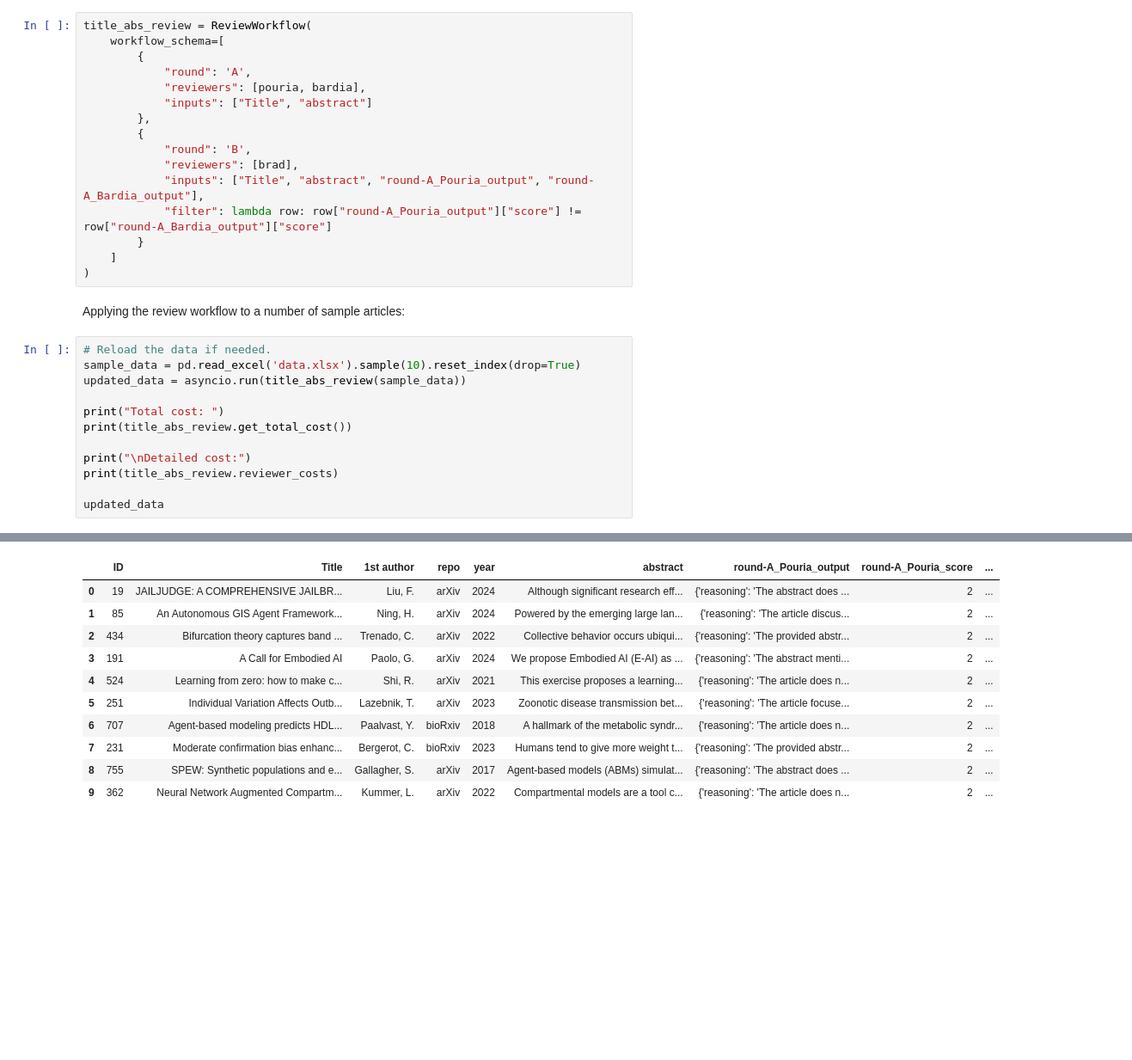
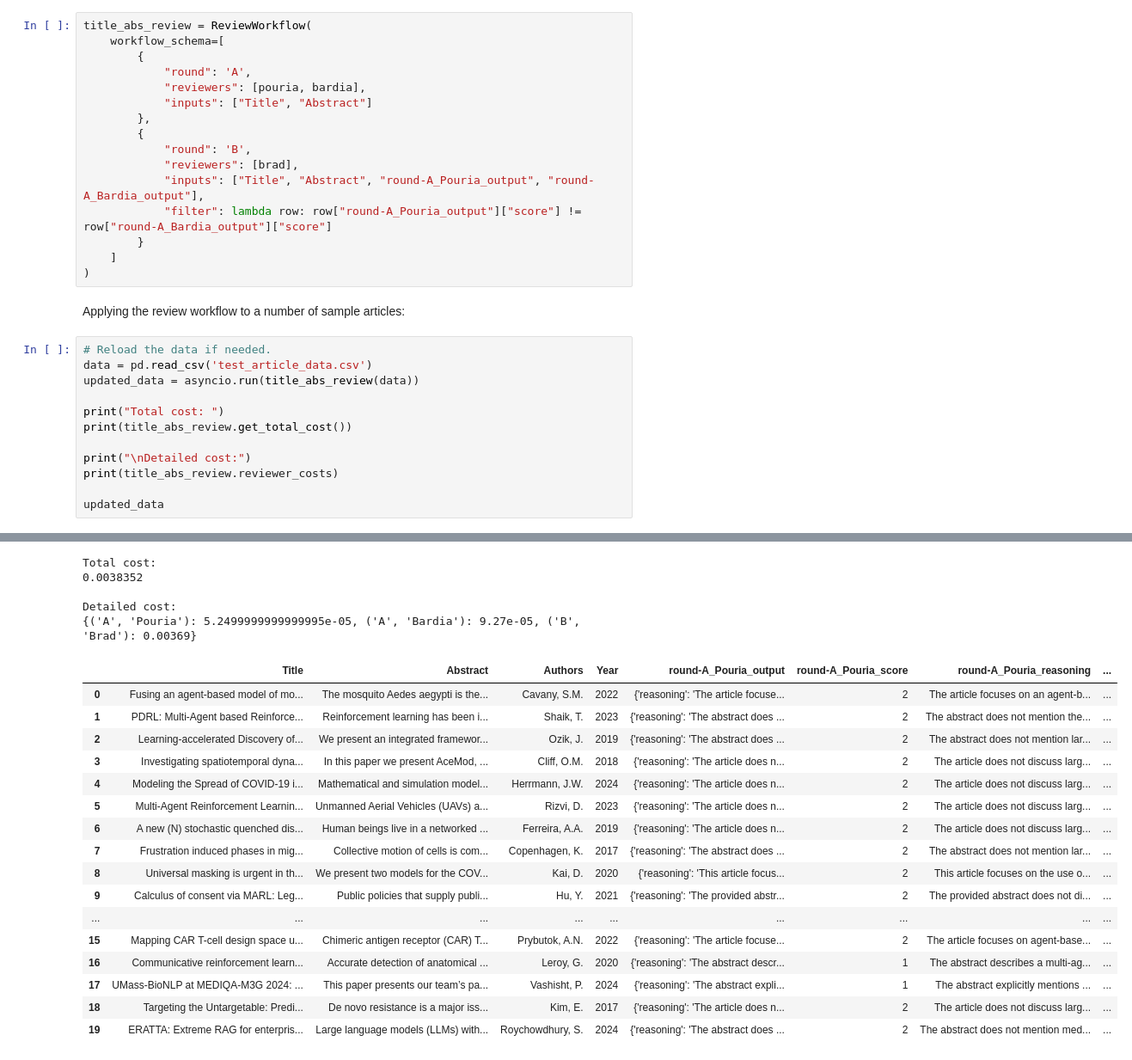
Before and after one commit to kevinchung58/LatteReview, a Jupyter notebook: notebooks/score_review_test.ipynb, the cells around one changed output, grey strips where cells are left out. Shown: that part at 86% size. Cells and saved outputs as stored; diff of their text form; blank space fills up the shorter version.

Commit message:
Cleaned the codes in score_review_test.ipynb

```diff
--- a/notebooks/score_review_test.ipynb
+++ b/notebooks/score_review_test.ipynb
@@ -209,12 +209,12 @@ title_abs_review = ReviewWorkflow(
         {
             "round": 'A',
             "reviewers": [pouria, bardia],
-            "inputs": ["Title", "abstract"]
+            "inputs": ["Title", "Abstract"]
         },
         {
             "round": 'B',
             "reviewers": [brad],
-            "inputs": ["Title", "abstract", "round-A_Pouria_output", "round-A_Bardia_output"],
+            "inputs": ["Title", "Abstract", "round-A_Pouria_output", "round-A_Bardia_output"],
             "filter": lambda row: row["round-A_Pouria_output"]["score"] != row["round-A_Bardia_output"]["score"]
         }
     ]
@@ -223,8 +223,8 @@ title_abs_review = ReviewWorkflow(
 Applying the review workflow to a number of sample articles:
 # %%
 # Reload the data if needed.
-sample_data = pd.read_excel('data.xlsx').sample(10).reset_index(drop=True)
-updated_data = asyncio.run(title_abs_review(sample_data))
+data = pd.read_csv('test_article_data.csv')
+updated_data = asyncio.run(title_abs_review(data))
 
 print("Total cost: ")
 print(title_abs_review.get_total_cost())
@@ -246,14 +241,25 @@ Detailed cost:
+Total cost:
+0.0038352
+
+Detailed cost:
+{('A', 'Pouria'): 5.2499999999999995e-05, ('A', 'Bardia'): 9.27e-05, ('B', 'Brad'): 0.00369}
-|  | ID | Title | 1st author | repo | year | abstract | round-A_Pouria_output | round-A_Pouria_score | ... |
-| 0 | 19 | JAILJUDGE: A COMPREHENSIVE JAILBR... | Liu, F. | arXiv | 2024 | Although significant research eff... | {'reasoning': 'The abstract does ... | 2 | ... |
-| 1 | 85 | An Autonomous GIS Agent Framework... | Ning, H. | arXiv | 2024 | Powered by the emerging large lan... | {'reasoning': 'The article discus... | 2 | ... |
-| 2 | 434 | Bifurcation theory captures band ... | Trenado, C. | arXiv | 2022 | Collective behavior occurs ubiqui... | {'reasoning': 'The provided abstr... | 2 | ... |
-| 3 | 191 | A Call for Embodied AI | Paolo, G. | arXiv | 2024 | We propose Embodied AI (E-AI) as ... | {'reasoning': 'The abstract menti... | 2 | ... |
-| 4 | 524 | Learning from zero: how to make c... | Shi, R. | arXiv | 2021 | This exercise proposes a learning... | {'reasoning': 'The article does n... | 2 | ... |
-| 5 | 251 | Individual Variation Affects Outb... | Lazebnik, T. | arXiv | 2023 | Zoonotic disease transmission bet... | {'reasoning': 'The article focuse... | 2 | ... |
-| 6 | 707 | Agent-based modeling predicts HDL... | Paalvast, Y. | bioRxiv | 2018 | A hallmark of the metabolic syndr... | {'reasoning': 'The article does n... | 2 | ... |
-| 7 | 231 | Moderate confirmation bias enhanc... | Bergerot, C. | bioRxiv | 2023 | Humans tend to give more weight t... | {'reasoning': 'The provided abstr... | 2 | ... |
-| 8 | 755 | SPEW: Synthetic populations and e... | Gallagher, S. | arXiv | 2017 | Agent-based models (ABMs) simulat... | {'reasoning': 'The abstract does ... | 2 | ... |
-| 9 | 362 | Neural Network Augmented Compartm... | Kummer, L. | arXiv | 2022 | Compartmental models are a tool c... | {'reasoning': 'The article does n... | 2 | ... |
+|  | Title | Abstract | Authors | Year | round-A_Pouria_output | round-A_Pouria_score | round-A_Pouria_reasoning | ... |
+| 0 | Fusing an agent-based model of mo... | The mosquito Aedes aegypti is the... | Cavany, S.M. | 2022 | {'reasoning': 'The article focuse... | 2 | The article focuses on an agent-b... | ... |
+| 1 | PDRL: Multi-Agent based Reinforce... | Reinforcement learning has been i... | Shaik, T. | 2023 | {'reasoning': 'The abstract does ... | 2 | The abstract does not mention the... | ... |
+| 2 | Learning-accelerated Discovery of... | We present an integrated framewor... | Ozik, J. | 2019 | {'reasoning': 'The abstract does ... | 2 | The abstract does not mention lar... | ... |
+| 3 | Investigating spatiotemporal dyna... | In this paper we present AceMod, ... | Cliff, O.M. | 2018 | {'reasoning': 'The article does n... | 2 | The article does not discuss larg... | ... |
+| 4 | Modeling the Spread of COVID-19 i... | Mathematical and simulation model... | Herrmann, J.W. | 2024 | {'reasoning': 'The article does n... | 2 | The article does not discuss larg... | ... |
+| 5 | Multi-Agent Reinforcement Learnin... | Unmanned Aerial Vehicles (UAVs) a... | Rizvi, D. | 2023 | {'reasoning': 'The article does n... | 2 | The article does not discuss larg... | ... |
+| 6 | A new (N) stochastic quenched dis... | Human beings live in a networked ... | Ferreira, A.A. | 2019 | {'reasoning': 'The article does n... | 2 | The article does not discuss larg... | ... |
+| 7 | Frustration induced phases in mig... | Collective motion of cells is com... | Copenhagen, K. | 2017 | {'reasoning': 'The abstract does ... | 2 | The abstract does not mention lar... | ... |
+| 8 | Universal masking is urgent in th... | We present two models for the COV... | Kai, D. | 2020 | {'reasoning': 'This article focus... | 2 | This article focuses on the use o... | ... |
+| 9 | Calculus of consent via MARL: Leg... | Public policies that supply publi... | Hu, Y. | 2021 | {'reasoning': 'The provided abstr... | 2 | The provided abstract does not di... | ... |
+| ... | ... | ... | ... | ... | ... | ... | ... | ... |
+| 15 | Mapping CAR T-cell design space u... | Chimeric antigen receptor (CAR) T... | Prybutok, A.N. | 2022 | {'reasoning': 'The article focuse... | 2 | The article focuses on agent-base... | ... |
+| 16 | Communicative reinforcement learn... | Accurate detection of anatomical ... | Leroy, G. | 2020 | {'reasoning': 'The abstract descr... | 1 | The abstract describes a multi-ag... | ... |
+| 17 | UMass-BioNLP at MEDIQA-M3G 2024: ... | This paper presents our team’s pa... | Vashisht, P. | 2024 | {'reasoning': 'The abstract expli... | 1 | The abstract explicitly mentions ... | ... |
+| 18 | Targeting the Untargetable: Predi... | De novo resistance is a major iss... | Kim, E. | 2017 | {'reasoning': 'The article does n... | 2 | The article does not discuss larg... | ... |
+| 19 | ERATTA: Extreme RAG for enterpris... | Large language models (LLMs) with... | Roychowdhury, S. | 2024 | {'reasoning': 'The abstract does ... | 2 | The abstract does not mention med... | ... |
 # %%
 for i, row in updated_data.iterrows():
     print(
```
Also changed, not shown: parts of 10 cells of this notebook, 1 other file.
